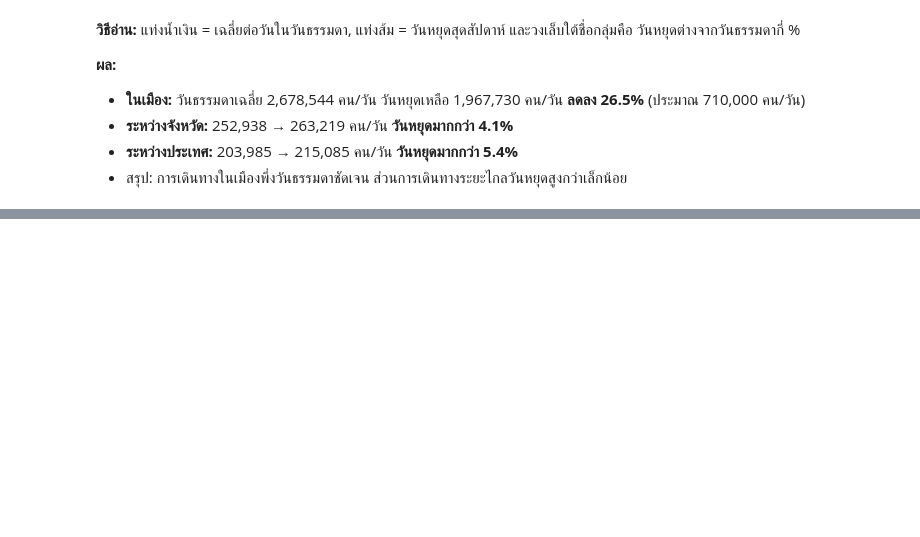
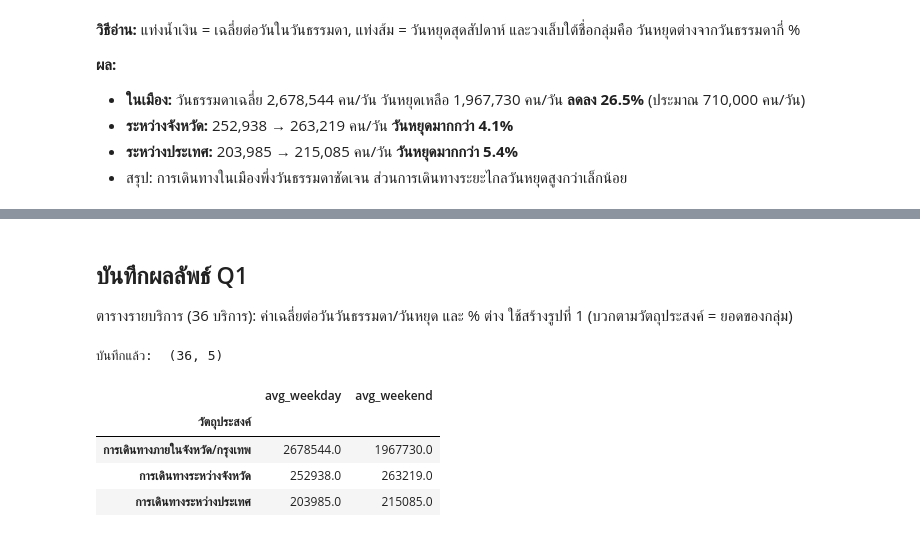
Before and after one commit to teeranai-teer/AIE314-Loading-Brain...-1percent, a Jupyter notebook: notebooks/02_Q1_Weekday_Weekend.ipynb, the cells around one changed output, grey strips where cells are left out. Cells and saved outputs as stored; diff of their text form; code cells hidden in the pictures; blank space fills up the shorter version.

```diff
--- a/notebooks/02_Q1_Weekday_Weekend.ipynb
+++ b/notebooks/02_Q1_Weekday_Weekend.ipynb
@@ -232,0 +205,24 @@ for name in ["วันทำงานสูงกว่า", "ใกล้เ
+# %% [markdown]
+## บันทึกผลลัพธ์ Q1
+ตารางรายบริการ (36 บริการ): ค่าเฉลี่ยต่อวันวันธรรมดา/วันหยุด และ % ต่าง ใช้สร้างรูปที่ 1 (บวกตามวัตถุประสงค์ = ยอดของกลุ่ม)
+# %%
+# ตารางผลรายบริการ: วันธรรมดา vs วันหยุด (ใช้สร้างรูปที่ 1)
+s_wd = svc[svc["day_type"] == "วันธรรมดา"][["วัตถุประสงค์", "ยานพาหนะ/ท่า", "avg_daily"]]
+s_we = svc[svc["day_type"] == "วันหยุดสุดสัปดาห์"][["วัตถุประสงค์", "ยานพาหนะ/ท่า", "avg_daily"]]
+q1_out = pd.merge(s_wd, s_we, on= ["วัตถุประสงค์", "ยานพาหนะ/ท่า"], how= "inner", validate= "one_to_one")
+q1_out = q1_out.rename(columns= {"avg_daily_x": "avg_weekday", "avg_daily_y": "avg_weekend"})
+q1_out["pct_diff"] = (q1_out["avg_weekend"] - q1_out["avg_weekday"]) / q1_out["avg_weekday"] * 100
+
+q1_out.to_csv("../outputs/q1_weekday_weekend.csv", index= False, encoding= "utf-8-sig")
+
+# อ่านกลับมาตรวจ
+back = pd.read_csv("../outputs/q1_weekday_weekend.csv")
+print("บันทึกแล้ว: ", back.shape)
+display(back.groupby("วัตถุประสงค์")[["avg_weekday", "avg_weekend"]].sum().round(0))
+# %% [output]
+บันทึกแล้ว:  (36, 5)
+|  | avg_weekday | avg_weekend |
+| วัตถุประสงค์ |  |  |
+| การเดินทางภายในจังหวัด/กรุงเทพ | 2678544.0 | 1967730.0 |
+| การเดินทางระหว่างจังหวัด | 252938.0 | 263219.0 |
+| การเดินทางระหว่างประเทศ | 203985.0 | 215085.0 |
```
Also changed, not shown: parts of 18 cells of this notebook, 6 other files.
